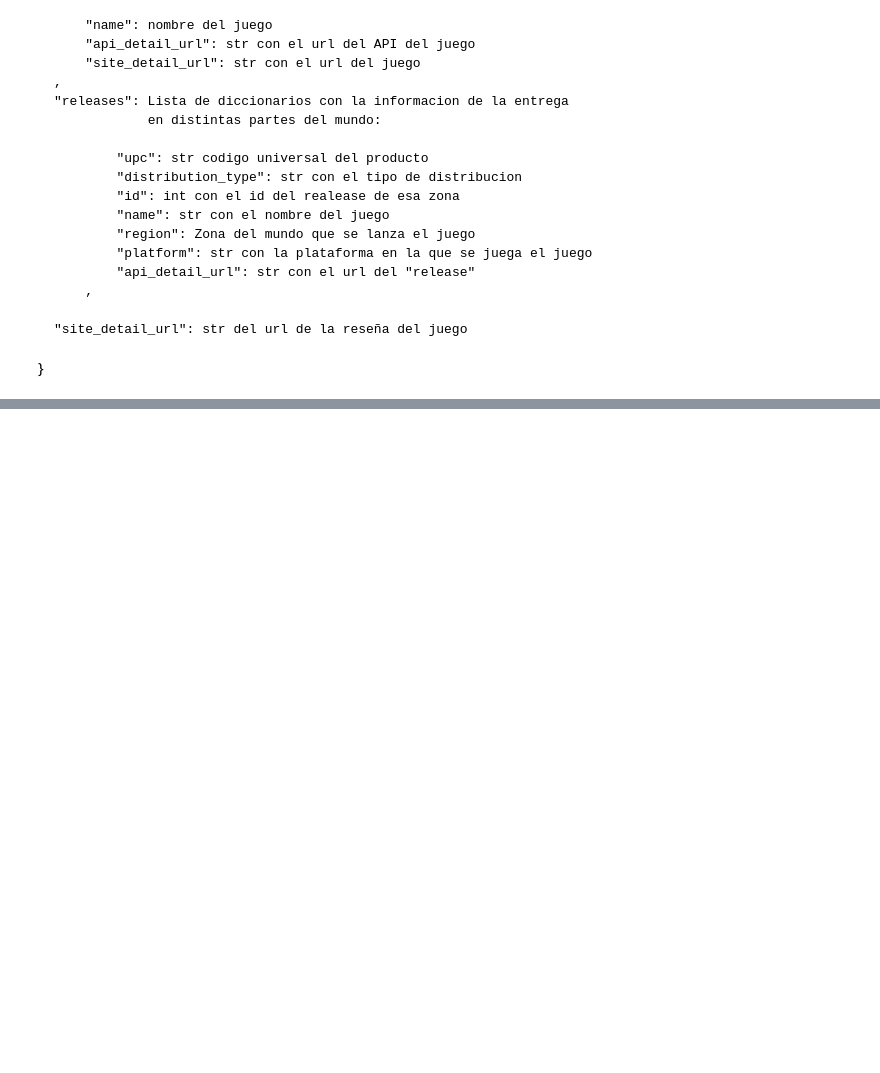
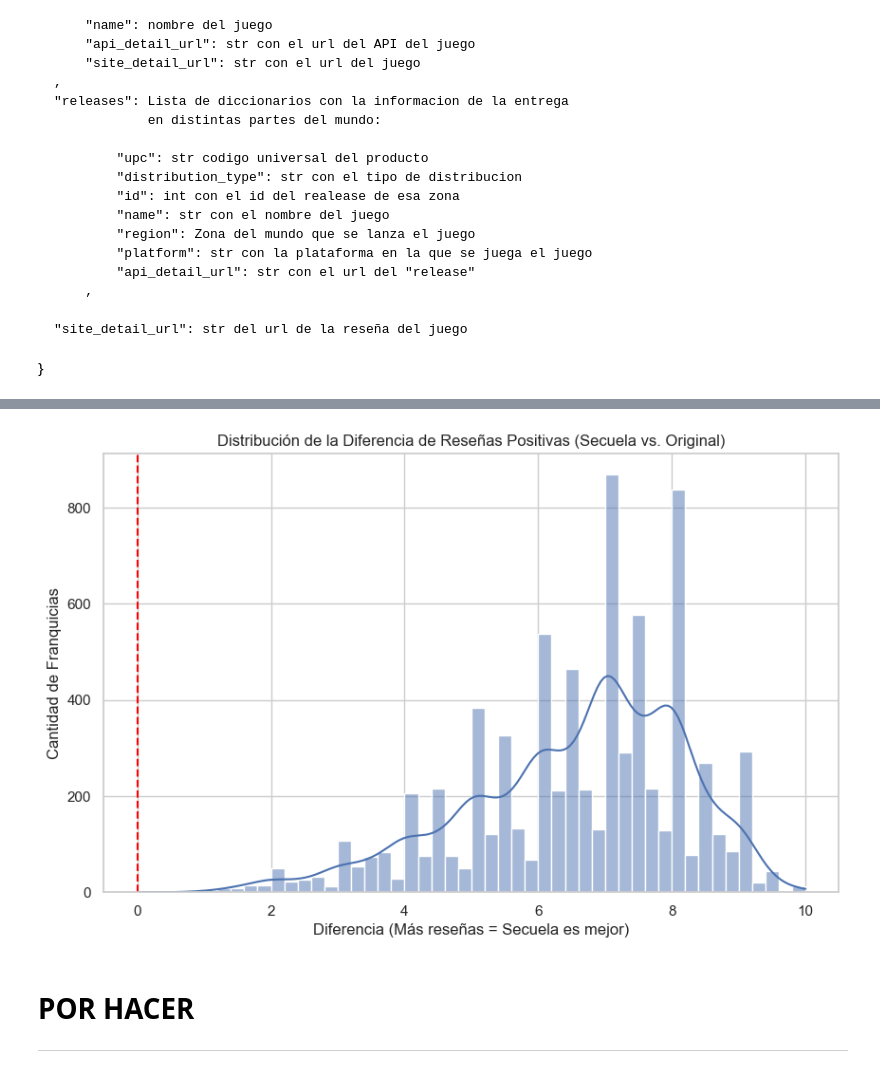
Before and after one commit to claudiocanales721/Proyecto-cs-de-datos, a Jupyter notebook: Partes_separadas_del_proyecto/Alonso/Proceso.ipynb, the cells around one changed output, grey strips where cells are left out. Cells and saved outputs as stored; diff of their text form; code cells hidden in the pictures; blank space fills up the shorter version.

```diff
--- a/Partes_separadas_del_proyecto/Alonso/Proceso.ipynb
+++ b/Partes_separadas_del_proyecto/Alonso/Proceso.ipynb
@@ -158,11 +174,11 @@ FileNotFoundError: [Errno 2] No such file or directory: 'data/gamespot.csv'
 # %%
-df_limpio = df.rename(columns={'game_name': 'nombre',
+"""df_limpio = df.rename(columns={'game_name': 'nombre',
                     'score': 'nota',
                     'publish_date': 'publicacion',
-                    'game_id': 'id'})
+                    'game_id': 'id'})"""
 
 
-df_limpio = df_limpio.dropna(subset=['nombre',
+df_limpio = df.dropna(subset=['nombre',
                     'nota',
                     'publicacion','id'])
 
@@ -178,0 +235,18 @@ df_limpio.info()
+# %%
+# Se usa la misma funcion definida para la base de datos de steam
+def obtener_nombre_base(titulo):
+
+    if not isinstance(titulo, str):
+        return titulo
+
+    base = re.sub(r':.*', '', titulo)
+    base = re.sub(r'\s*\(.*\)', '', base)
+    base = re.sub(r'\s*\[.*\]', '', base)
+    base = re.sub(r'\s+([IVX\d]+)$', '', base)
+    base = re.sub(r'\s+(GOTY|Remastered|Definitive Edition)$', '', base, flags=re.IGNORECASE)
+
+    return base.strip()
+
+df_limpio['nombre_franquicia']=df_limpio['nombre'].apply(obtener_nombre_base)
+
+Sagas = df_limpio.groupby('Nombre_Base')['id'].count()
@@ -178,0 +259,4 @@ df_limpio.info()
+# %%
+df_limpio = df_limpio.sort_values(by=['nombre_franquicia','publicacion'])
+
+df_limpio = df_limpio.groupby('nombre_franquicia').first().reset_index()
@@ -178,0 +272,19 @@ df_limpio.info()
+# %%
+sns.set_theme(style="whitegrid")
+
+
+plt.figure(figsize=(10, 6))
+sns.histplot(df_limpio['nota'], kde=True, bins=50)
+
+
+plt.axvline(x=0, color='red', linestyle='--')
+
+plt.title('Distribución de la Diferencia de Reseñas Positivas (Secuela vs. Original)')
+plt.xlabel('Diferencia (Más reseñas = Secuela es mejor)')
+plt.ylabel('Cantidad de Franquicias')
+plt.show()
+# %% [output]
+[figure, added]
+# %% [markdown]
+# POR HACER
+***
```
Also changed, not shown: parts of 8 cells of this notebook, 5 other files.
